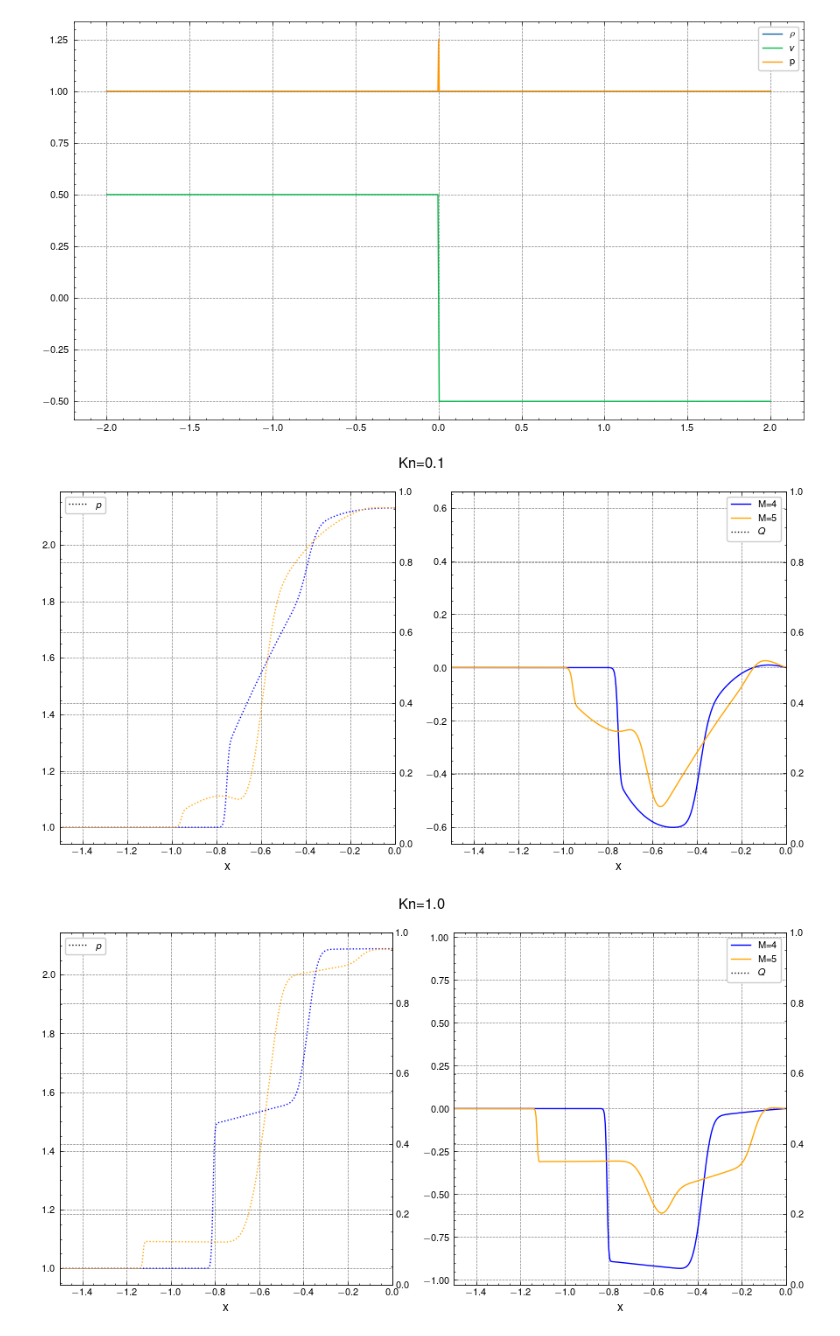
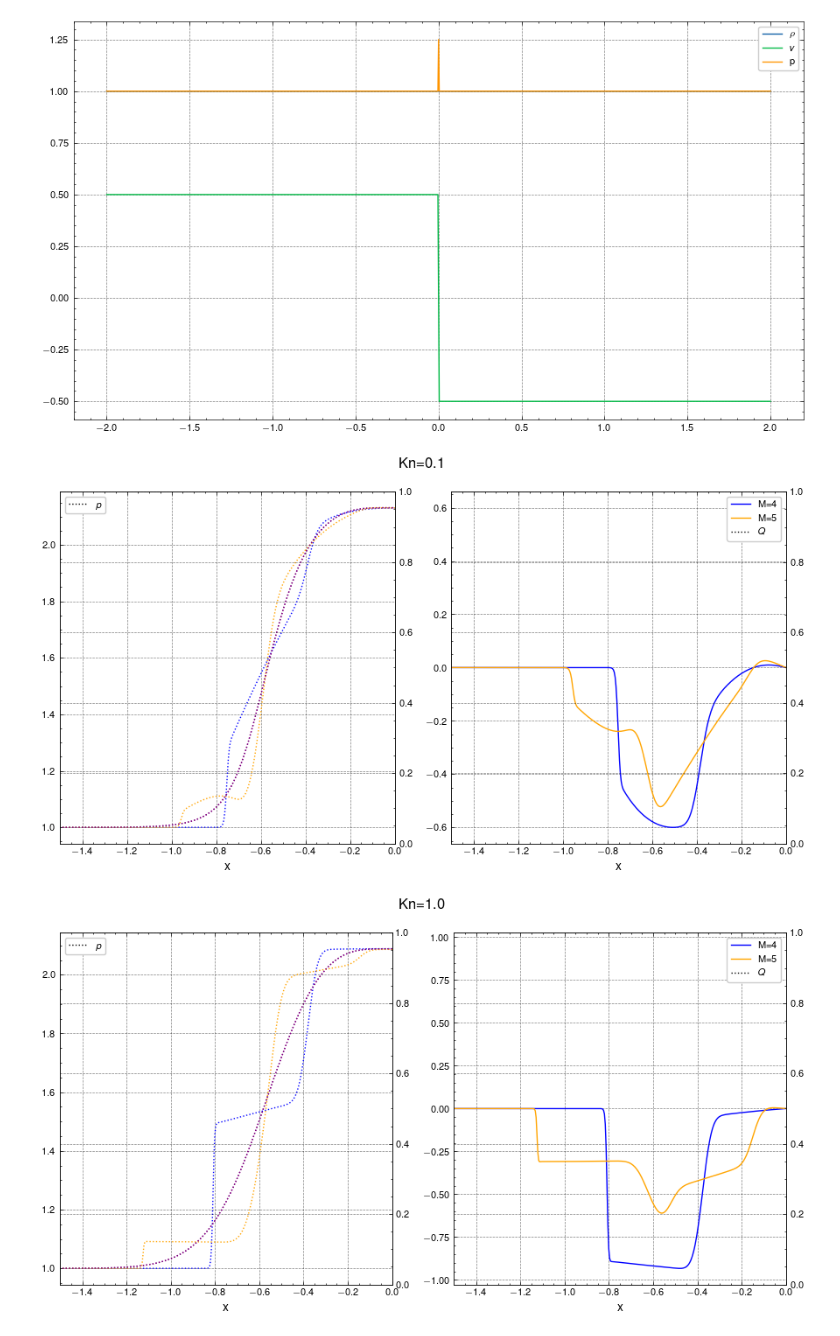
Before and after one commit to JanHab/ExtGram.jl, a Jupyter notebook: notebooks/TwoBeam.ipynb, the cells around one changed output. Drawn from its saved outputs; the diff is of its cells as text; code cells hidden in the pictures.

```diff
--- a/notebooks/TwoBeam.ipynb
+++ b/notebooks/TwoBeam.ipynb
@@ -134,7 +134,8 @@ p_T = theta_T * rho_T
 # Q_T = (6*u3) / (rho_T * np.sqrt(theta_T)**3)
 Q_T = np.trapz((Nc[:, None] - v_T)**3 * f_T, Nc, axis=0)
 # %%
-closure = "ExtGram"
+Moments = [4, 5]
+closures = ["Gram", "ExtGram"]
 for i in range(len(Knudsen)):
     Kn = Knudsen[i]
     source = source_vec[i]
@@ -149,9 +150,7 @@ for i in range(len(Knudsen)):
     # [ax.set_xlim(-1, 1)  for ax in axs]
     [ax.set_xlim(-1.5, 0)  for ax in axs]
     [ax.set_xlabel('x') for ax in axs]
-    for m, M in enumerate(M_vector):
-        if closure == "Grad" and M==5 and Kn in [1.0, 10.0]:
-            continue # diverged
+    for m, M in enumerate(Moments):
         file = f"../out/Riemann1D/Moments/gram_solution_M{M}_closure{closure}_Kn{Kn}_source{source}_T_end{T_end}_rho_L{rho_L}_rho_R{rho_R}_v_L{v_L}_v_R{v_R}_theta_L{theta_L}_theta_R{theta_R}_base_tree_level{base_tree_level}_polydeg{polydeg}_cons.tsv"
 
         x, u, _ = sol_final(file)
@@ -163,45 +162,39 @@ for i in range(len(Knudsen)):
         # axs[0].plot(x, rho, color=colors[m], ls=linestyles[0], label=f'M={M}')
         # twinx[0].plot(x, v, color=colors[m], ls=linestyles[1])
         axs[0].plot(x, p, color=colors[m], ls=linestyles[2])
 
         file_prim = f"../out/Riemann1D/Moments/gram_solution_M{M}_closure{closure}_Kn{Kn}_source{source}_T_end{T_end}_rho_L{rho_L}_rho_R{rho_R}_v_L{v_L}_v_R{v_R}_theta_L{theta_L}_theta_R{theta_R}_base_tree_level{base_tree_level}_polydeg{polydeg}_prim.tsv"
 
         x, w, _ = sol_final(file_prim)
         Q = w[:, 3]
 
         axs[1].plot(x, Q, color=colors[m], label=f'M={M}')
 
         # BGK
         if source == "relaxation_source":
-            continue
-            # data_bgk = pd.read_csv(f'../out/Riemann1D/BGK/bgk_solution_N{N}_c_l{c_L}_c_u{c_R}_Kn{Kn}_source{source}_T_end{T_end}_rho_L{rho_L}_rho_R{rho_R}_v_L{v_L}_v_R{v_R}_theta_L{theta_L}_theta_R{theta_R}_base_tree_level{base_tree_level_bgk}_polydeg{polydeg}_x_left{x_left_BGK}_x_right{x_right_BGK}_rho_v_p.csv')
+            # continue
+            data_bgk = pd.read_csv(f'../out/Riemann1D/BGK/bgk_solution_N{N}_c_l{c_L}_c_u{c_R}_Kn{Kn}_source{source}_T_end{T_end}_rho_L{rho_L}_rho_R{rho_R}_v_L{v_L}_v_R{v_R}_theta_L{theta_L}_theta_R{theta_R}_base_tree_level{base_tree_level_bgk}_polydeg{polydeg}_x_left{x_left_BGK}_x_right{x_right_BGK}_rho_v_p.csv')
 
-            # x_bgk = data_bgk['x'].to_numpy()
+            x_bgk = data_bgk['x'].to_numpy()
 
-            # rho_bgk = data_bgk['rho'].to_numpy()
-            # axs[j].plot(x_bgk, rho_bgk, color=colors[4], ls=linestyles[0], label='BGK')
-
-            # v_bgk = data_bgk['v'].to_numpy()
-            # twinx[j].plot(x_bgk, v_bgk, color=colors[4], ls=linestyles[1])
-
-            # p_bgk = data_bgk['p'].to_numpy()
-            # theta_bgk = p_bgk / rho_bgk
-            # axs[j].plot(x_bgk, p_bgk, color=colors[4], ls=linestyles[2])
+            p_bgk = data_bgk['p'].to_numpy()
+            axs[0].plot(x_bgk, p_bgk, color=colors[4], ls=linestyles[2])
+            # Q_bgk =
         else:
             axs[0].plot(Nx, p_T, color=colors[4], ls=linestyles[2])
             axs[1].plot(Nx, Q_T, color=colors[4], ls=linestyles[2])
 
     # axs[0].plot([], [], color='black', ls=linestyles[0], label='$\\rho$')
     # axs[0].plot([], [], color='black', ls=linestyles[1], label='$v$')
     axs[0].plot([], [], color='black', ls=linestyles[2], label='$p$')
 
     axs[1].plot([], [], color='black', ls=linestyles[2], label='$Q$')
 
     [ax.legend() for ax in axs]
 
     fig.tight_layout()
     fig.show()
 # %% [output]
-[figure, old version]
+[figure, new version]
-[figure, old version]
+[figure, new version]
 [figure]
```
Also changed, not shown: parts of 2 cells of this notebook, 1 other file.
